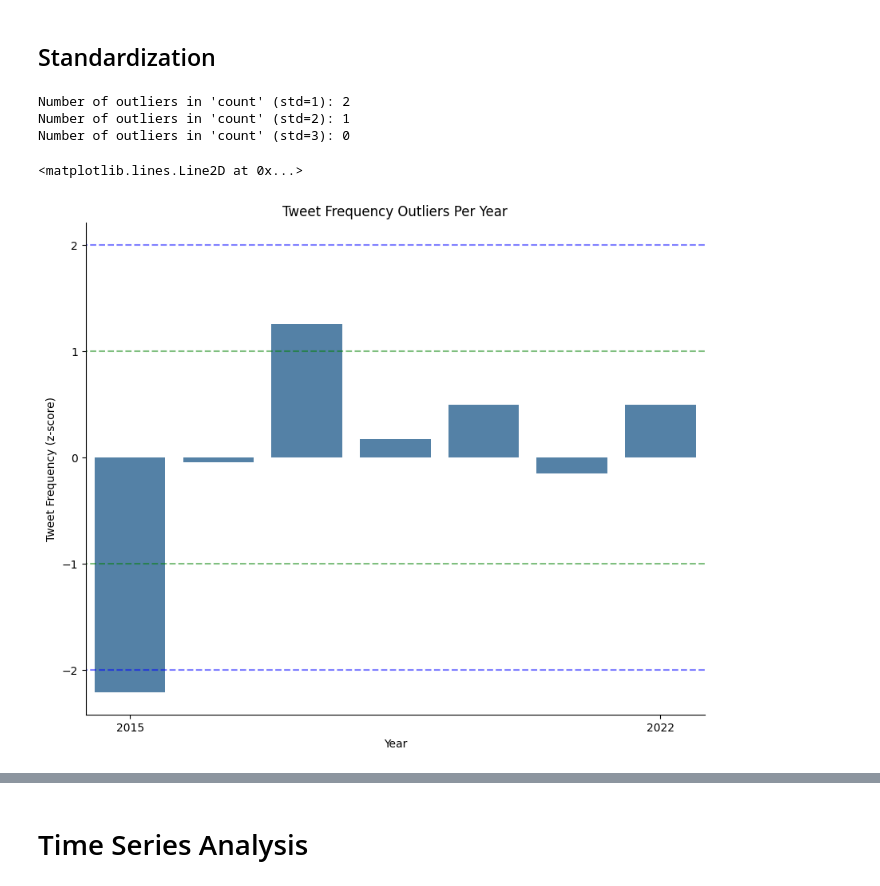
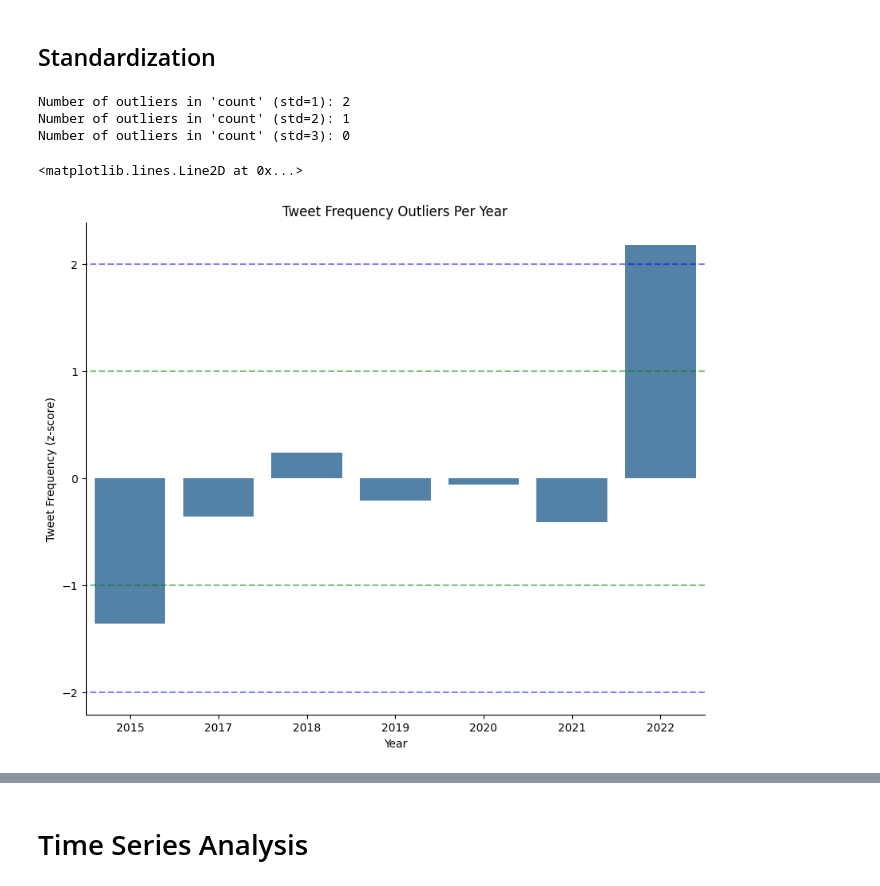
Before and after one commit to layadp/Red-Tagging-of-Lumad-Groups, a Jupyter notebook: code/Group16_DataExploration.ipynb, the cells around one changed output, grey strips where cells are left out. Cells and saved outputs as stored; diff of their text form; code cells hidden in the pictures.

```diff
--- a/code/Group16_DataExploration.ipynb
+++ b/code/Group16_DataExploration.ipynb
@@ -13,12 +13,15 @@ from sklearn.preprocessing import LabelEncoder
 from sklearn.preprocessing import StandardScaler
 import string
 import nltk
+from googletrans import Translator
+from nltk.corpus import stopwords
+from nltk.tokenize import word_tokenize
 
 nltk.download('punkt')
 nltk.download('stopwords')
 nltk.download('wordnet')
 
-df = pd.read_csv('https://raw.githubusercontent.com/layadp/Red-Tagging-of-Lumad-Groups/main/code/Group16Dataset.csv')
+df = pd.read_csv('https://raw.githubusercontent.com/layadp/Red-Tagging-of-Lumad-Groups/main/code/Group16UpdatedDataset.csv')
 # %% [markdown]
 # Feature Generation
 # %%
@@ -86,35 +89,35 @@ df_freq = pd.DataFrame({'count' : df.groupby( [ "Year"] ).size()}).reset_index()
 # Standardization of tweet frequency per year
 scaler = StandardScaler()
 df_scaled = df_freq
 df_scaled[['count']] = scaler.fit_transform(df_scaled[['count']])
 
 freq_zscore = df_scaled['count']
 n_out1 = len(freq_zscore[abs(freq_zscore) > 1])
 n_out2 = len(freq_zscore[abs(freq_zscore) > 2])
 n_out3 = len(freq_zscore[abs(freq_zscore) > 3])
 print(f"Number of outliers in 'count' (std=1): {n_out1}")
 print(f"Number of outliers in 'count' (std=2): {n_out2}")
 print(f"Number of outliers in 'count' (std=3): {n_out3}")
 
 
 # Create a figure
 fig, (ax1) = plt.subplots(figsize=(10, 8))
 
 sns.barplot(x = df_scaled['Year'], y = df_scaled['count'], ax=ax1, color='steelblue')
 
 sns.despine(ax=ax1)
 ax1.set(title='Tweet Frequency Outliers Per Year', xlabel='Year', ylabel='Tweet Frequency (z-score)')
-ax1.set_xticks([0, len(df_scaled)-1])
+# ax1.set_xticks([0, len(df_scaled)-1])
 ax1.axhline(y=2, xmin=-0.5, xmax=len(df_scaled)-0.5, color='blue', alpha=0.5, ls='--') # Standard deviation lines
 ax1.axhline(y=-2, xmin=-0.5, xmax=len(df_scaled)-0.5, color='blue', alpha=0.5, ls='--')
 ax1.axhline(y=-1, xmin=-0.5, xmax=len(df_scaled)-0.5, color='green', alpha=0.5, ls='--')
 ax1.axhline(y=1, xmin=-0.5, xmax=len(df_scaled)-0.5, color='green', alpha=0.5, ls='--')
 # %% [output]
 Number of outliers in 'count' (std=1): 2
 Number of outliers in 'count' (std=2): 1
 Number of outliers in 'count' (std=3): 0
 <matplotlib.lines.Line2D at 0x...>
-[figure, old version]
+[figure, new version]
 # %%
 # Min-Max Normalization of tweet frequency per year
 df_norm = df_freq
```
Also changed, not shown: parts of 11 cells of this notebook.
